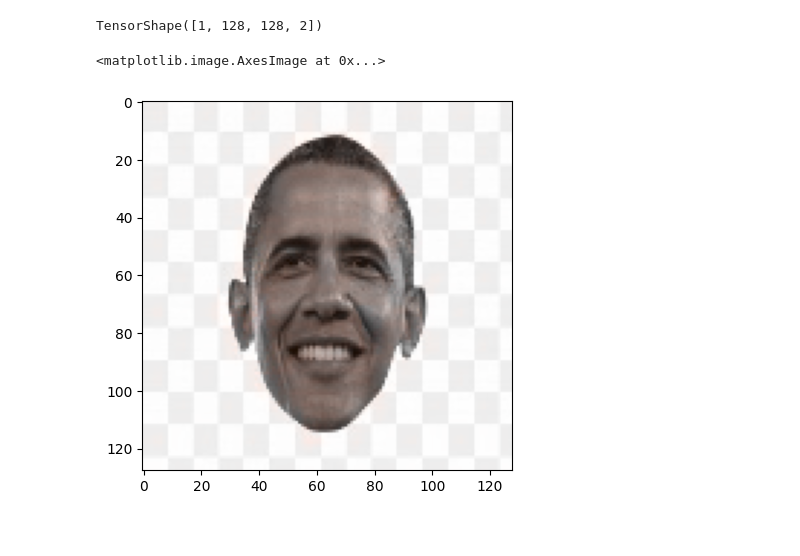
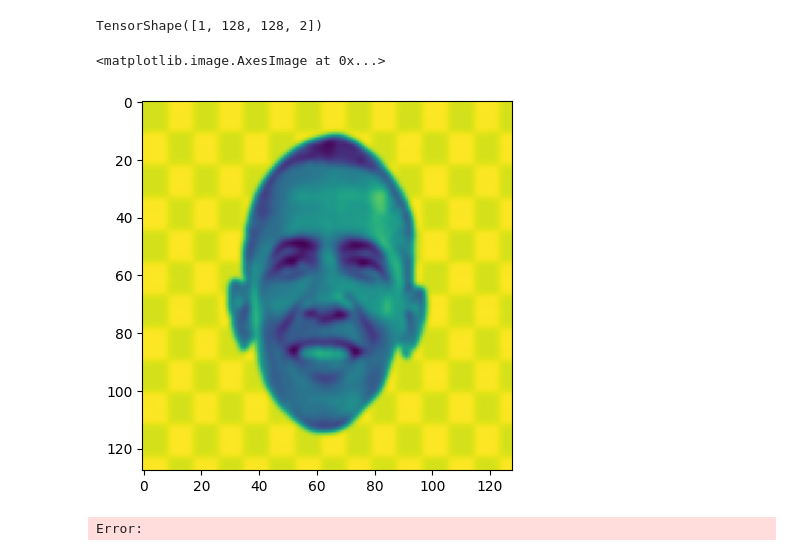
Before and after one commit to wickkiey/DeepLearning, a Jupyter notebook: Tensorflow_/CartoonColorizer/colorizerGAN.ipynb, the cells around one changed output. Drawn from its saved outputs; the diff is of its cells as text; code cells hidden in the pictures.

```diff
--- a/Tensorflow_/CartoonColorizer/colorizerGAN.ipynb
+++ b/Tensorflow_/CartoonColorizer/colorizerGAN.ipynb
@@ -343,6 +343,7 @@ face_path = "D:/data/faces/obama.jpg"
 img = tf.io.decode_jpeg(tf.io.read_file(face_path), channels=1)
 img = tf.image.resize(img, [128, 128])
 img = tf.cast(img, tf.float32) / 255. # normalize to [0,1] range
+img = tfa.image.gaussian_filter2d(img, [5,5])
 
 img = tf.expand_dims(img, 0) # Create a batch
 # %%
@@ -356,10 +357,11 @@ imgL = color.rgb2lab( color.gray2rgb(img[0].numpy()[:,:,0]))[:,:,:1]
 imgout =  np.dstack((imgL,out[0]))
 imgout = color.lab2rgb(imgout)
 # %%
-plt.imshow(img)
+plt.imshow(imgL)
 # %% [output]
 <matplotlib.image.AxesImage at 0x...>
-[figure, old version]
+[figure, new version]
+Error:
 # %%
 
 
```
Also changed, not shown: 1 other file.
